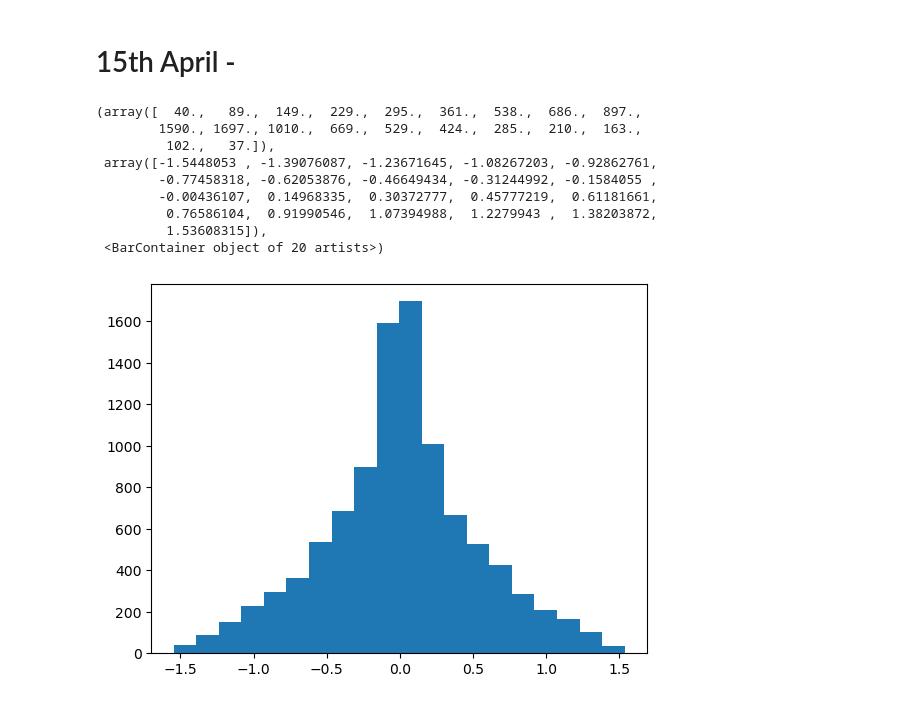
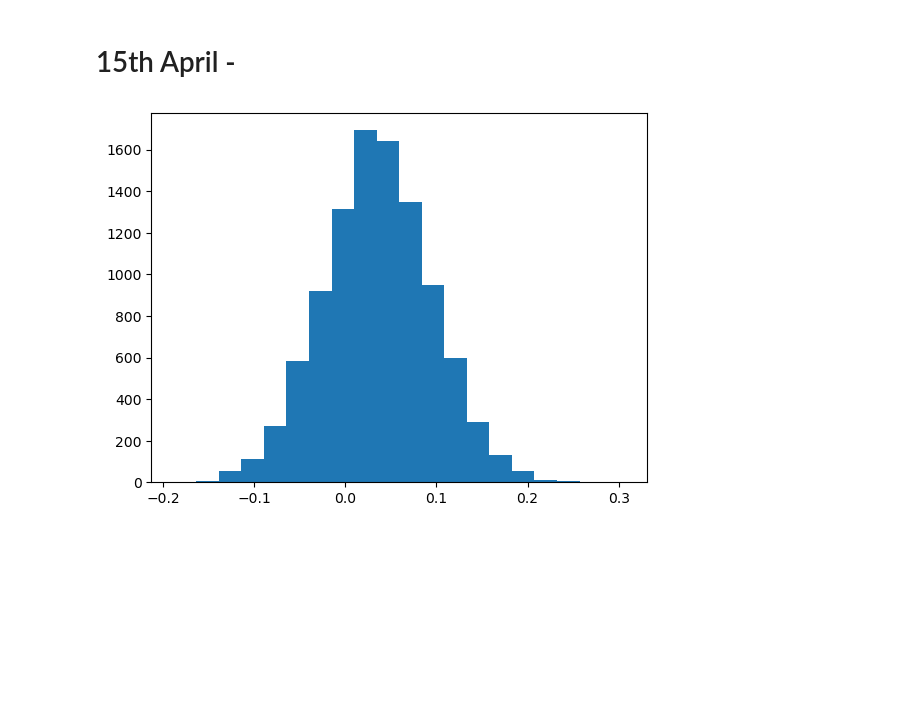
Before and after one commit to shauryagarg145/dark-matter-waves, a Jupyter notebook: modellingstreams.ipynb, the cells around one changed output. Saved outputs shown, nothing was run; the diff lists cells and outputs as text; code cells hidden in the pictures; blank space fills up the shorter version.

```diff
--- a/modellingstreams.ipynb
+++ b/modellingstreams.ipynb
@@ -282,28 +282,25 @@ def speedDistGaussian(v, sig, v_c, v_esc= 528.0):
 
     return (f1 - f2) * constants / N_esc
 # %%
-v_c = np.array([[218, -119, 21]]) # just set it to 1 cause v_c = 0 breaks the function
+v_c = np.array([12.9, 245.6, 7.78]) + np.array([100, -50 ,0 ])# just set it to 1 cause v_c = 0 breaks the function
 # 8th march
 
 num = 10000
 np.random.seed(0)
-vel = np.random.multivariate_normal((0, 0, 0), np.diag([167]*3), num) #+ np.array([12.9, 245.6, 7.78])
+vel = np.random.multivariate_normal((0, 0, 0), np.diag([167]*3), num)
 # %%
+vel += v_c
+
 cost = vel[:, 2] / speed(vel)
 phi = np.arctan(vel[:, 1] / vel[:, 0])
 omega = cost*phi
 plt.hist(omega, 20)
+
+vel -= v_c
+
+# so this changes according to v_c, i.e. it centres around v_c
 # %% [output]
-(array([  40.,   89.,  149.,  229.,  295.,  361.,  538.,  686.,  897.,
-        1590., 1697., 1010.,  669.,  529.,  424.,  285.,  210.,  163.,
-         102.,   37.]),
- array([-1.5448053 , -1.39076087, -1.23671645, -1.08267203, -0.92862761,
-        -0.77458318, -0.62053876, -0.46649434, -0.31244992, -0.1584055 ,
-        -0.00436107,  0.14968335,  0.30372777,  0.45777219,  0.61181661,
-         0.76586104,  0.91990546,  1.07394988,  1.2279943 ,  1.38203872,
-         1.53608315]),
- <BarContainer object of 20 artists>)
-[figure, old version]
+[figure, new version]
 # %%
 import astropy.constants as acon
 
```
Also changed, not shown: parts of 9 cells of this notebook.
